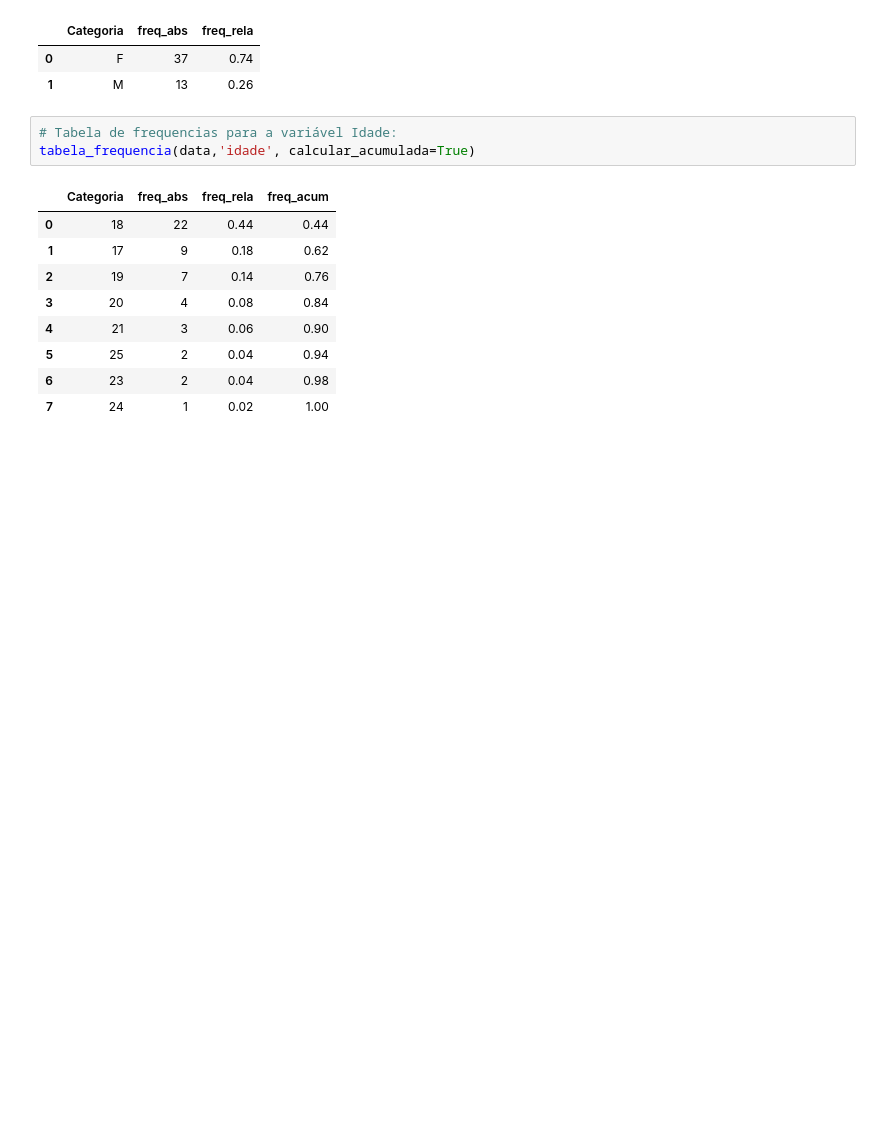
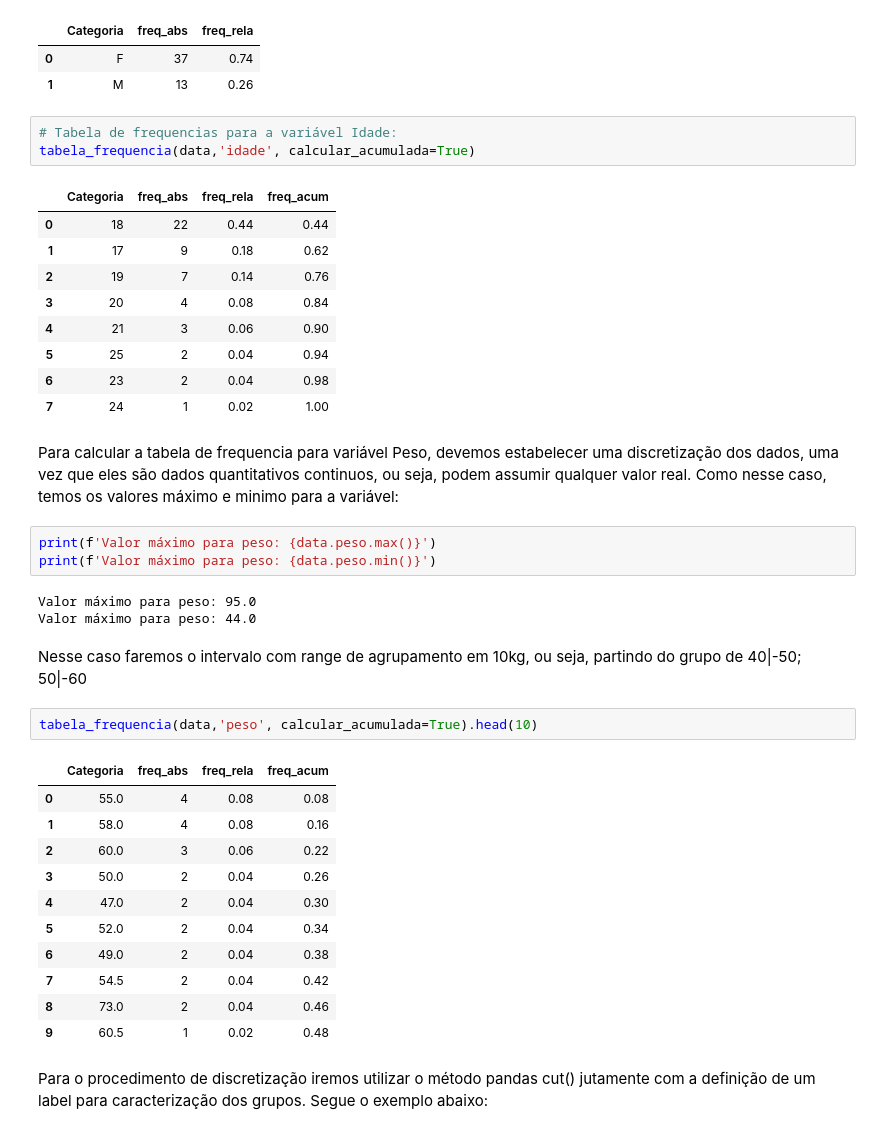
Before and after one commit to sabinorsp/nocoes_de_probabilidade_e_estatistica, a Jupyter notebook: capitulo-1.ipynb, the cells around one changed output. Drawn from its saved outputs; the diff is of its cells as text; blank space fills up the shorter version.

Commit message:
update: tabelas frequencias

```diff
--- a/capitulo-1.ipynb
+++ b/capitulo-1.ipynb
@@ -204,3 +204,29 @@ tabela_frequencia(data,'idade', calcular_acumulada=True)
 | 5 | 25 | 2 | 0.04 | 0.94 |
 | 6 | 23 | 2 | 0.04 | 0.98 |
 | 7 | 24 | 1 | 0.02 | 1.00 |
+# %% [markdown]
+Para calcular a tabela de frequencia para variável Peso, devemos estabelecer uma discretização dos dados, uma vez que eles são dados quantitativos continuos, ou seja, podem assumir qualquer valor real. Como nesse caso, temos os valores máximo e minimo para a variável:
+# %%
+print(f'Valor máximo para peso: {data.peso.max()}')
+print(f'Valor máximo para peso: {data.peso.min()}')
+# %% [output]
+Valor máximo para peso: 95.0
+Valor máximo para peso: 44.0
+# %% [markdown]
+Nesse caso faremos o intervalo com range de agrupamento em 10kg, ou seja, partindo do grupo de 40|-50; 50|-60
+# %%
+tabela_frequencia(data,'peso', calcular_acumulada=True).head(10)
+# %% [output]
+|  | Categoria | freq_abs | freq_rela | freq_acum |
+| 0 | 55.0 | 4 | 0.08 | 0.08 |
+| 1 | 58.0 | 4 | 0.08 | 0.16 |
+| 2 | 60.0 | 3 | 0.06 | 0.22 |
+| 3 | 50.0 | 2 | 0.04 | 0.26 |
+| 4 | 47.0 | 2 | 0.04 | 0.30 |
+| 5 | 52.0 | 2 | 0.04 | 0.34 |
+| 6 | 49.0 | 2 | 0.04 | 0.38 |
+| 7 | 54.5 | 2 | 0.04 | 0.42 |
+| 8 | 73.0 | 2 | 0.04 | 0.46 |
+| 9 | 60.5 | 1 | 0.02 | 0.48 |
+# %% [markdown]
+Para o procedimento de discretização iremos utilizar o método pandas cut() jutamente com a definição de um label para caracterização dos grupos. Segue o exemplo abaixo:
```
Also changed, not shown: parts of 5 cells of this notebook.
